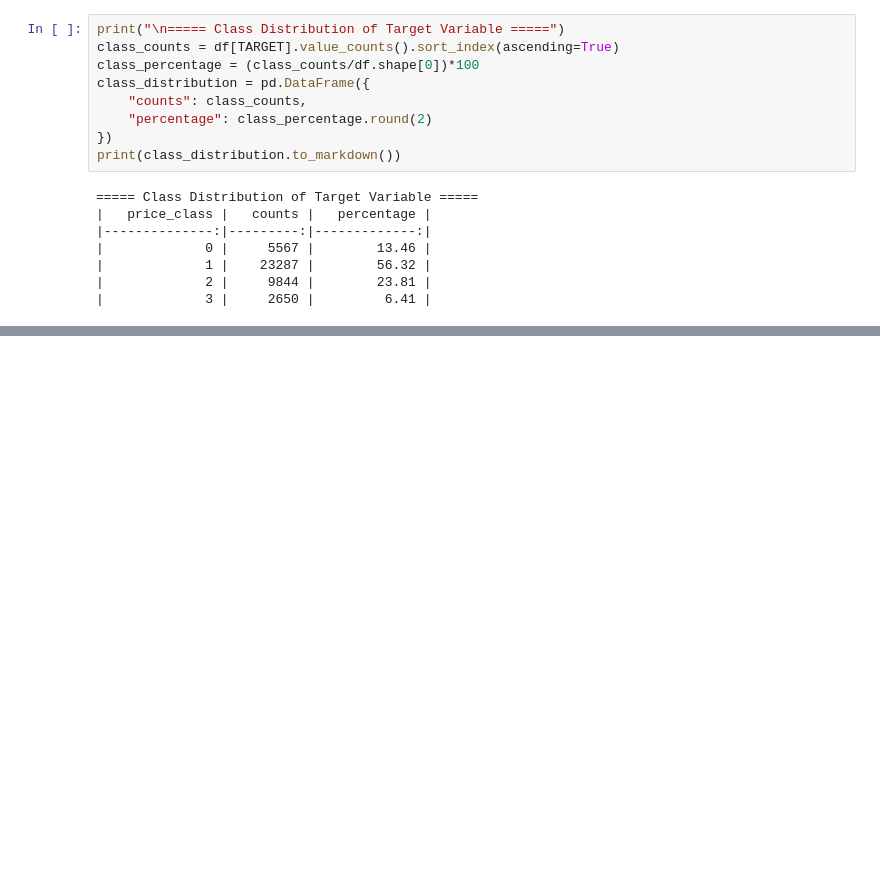
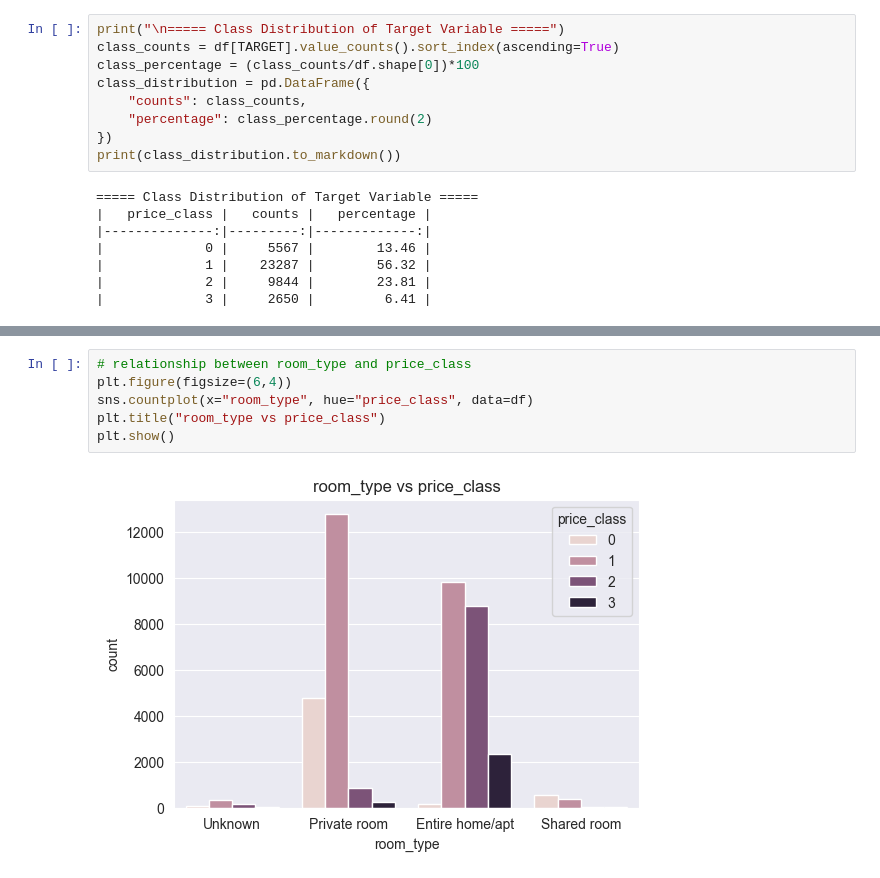
Before and after one commit to verdabatool/Implementing-FFNN-from-Scratch, a Jupyter notebook: q1.ipynb, the cells around one changed output, grey strips where cells are left out. Cells and saved outputs as stored; diff of their text form; blank space fills up the shorter version.

```diff
--- a/q1.ipynb
+++ b/q1.ipynb
@@ -570,0 +508,8 @@ Before normalizing:
+# %%
+# relationship between room_type and price_class
+plt.figure(figsize=(6,4))
+sns.countplot(x="room_type", hue="price_class", data=df)
+plt.title("room_type vs price_class")
+plt.show()
+# %% [output]
+[figure, added]
```
Also changed, not shown: parts of 36 cells of this notebook.
